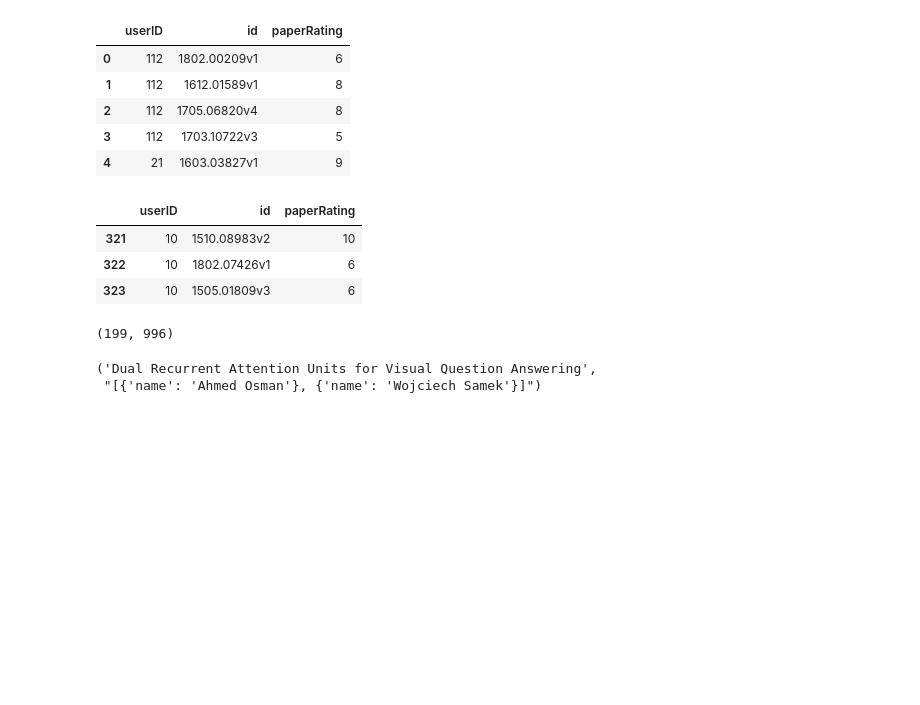
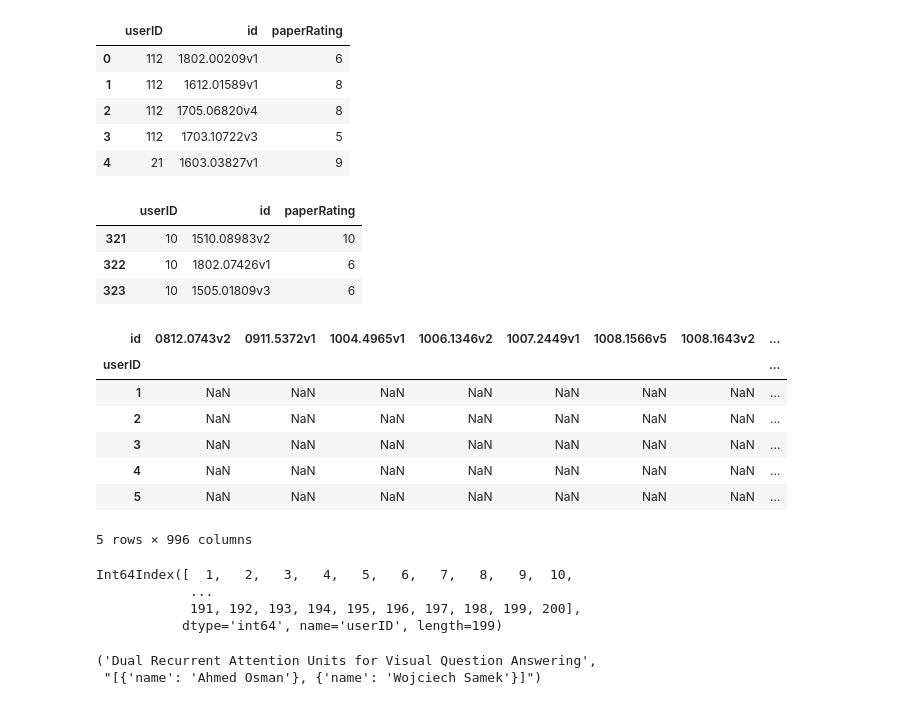
Before and after one commit to Veys101/Paper-Recommendation-Application, a Jupyter notebook: Collabarative-Filtering/Collabarative_Filtering_Rating_Matrix.ipynb, the cells around one changed output. Saved outputs shown, nothing was run; the diff lists cells and outputs as text; code cells hidden in the pictures; blank space fills up the shorter version.

Commit message:
UserMatrixCollaborativeFiltering was updated.

```diff
--- a/Collabarative-Filtering/Collabarative_Filtering_Rating_Matrix.ipynb
+++ b/Collabarative-Filtering/Collabarative_Filtering_Rating_Matrix.ipynb
@@ -108,4 +108,22 @@ merge_df[(merge_df.userID == 10) & (merge_df.paperRating > 5)]
 # %%
 userItemRatingMatrix = pd.pivot_table(merge_df, values='paperRating',
                                     index=['userID'], columns=['id'])
+# %%
+userItemRatingMatrix.head()
+# %% [output]
+| id | 0812.0743v2 | 0911.5372v1 | 1004.4965v1 | 1006.1346v2 | 1007.2449v1 | 1008.1566v5 | 1008.1643v2 | ... |
+| userID |  |  |  |  |  |  |  | ... |
+| 1 | NaN | NaN | NaN | NaN | NaN | NaN | NaN | ... |
+| 2 | NaN | NaN | NaN | NaN | NaN | NaN | NaN | ... |
+| 3 | NaN | NaN | NaN | NaN | NaN | NaN | NaN | ... |
+| 4 | NaN | NaN | NaN | NaN | NaN | NaN | NaN | ... |
+| 5 | NaN | NaN | NaN | NaN | NaN | NaN | NaN | ... |
+5 rows × 996 columns
+# %%
+userItemRatingMatrix.index
+# %% [output]
+Int64Index([  1,   2,   3,   4,   5,   6,   7,   8,   9,  10,
+            ...
+            191, 192, 193, 194, 195, 196, 197, 198, 199, 200],
+           dtype='int64', name='userID', length=199)
 # %%
@@ -151,8 +184,4 @@ def topN(user,N=3):
     return pd.Series(topNpaperId).apply(paperMeta)
-# %%
-userItemRatingMatrix.shape
-# %% [output]
-(199, 996)
 # %%
 paperMeta('1802.00209v1')
 # %% [output]
```
Also changed, not shown: parts of 3 cells of this notebook.
